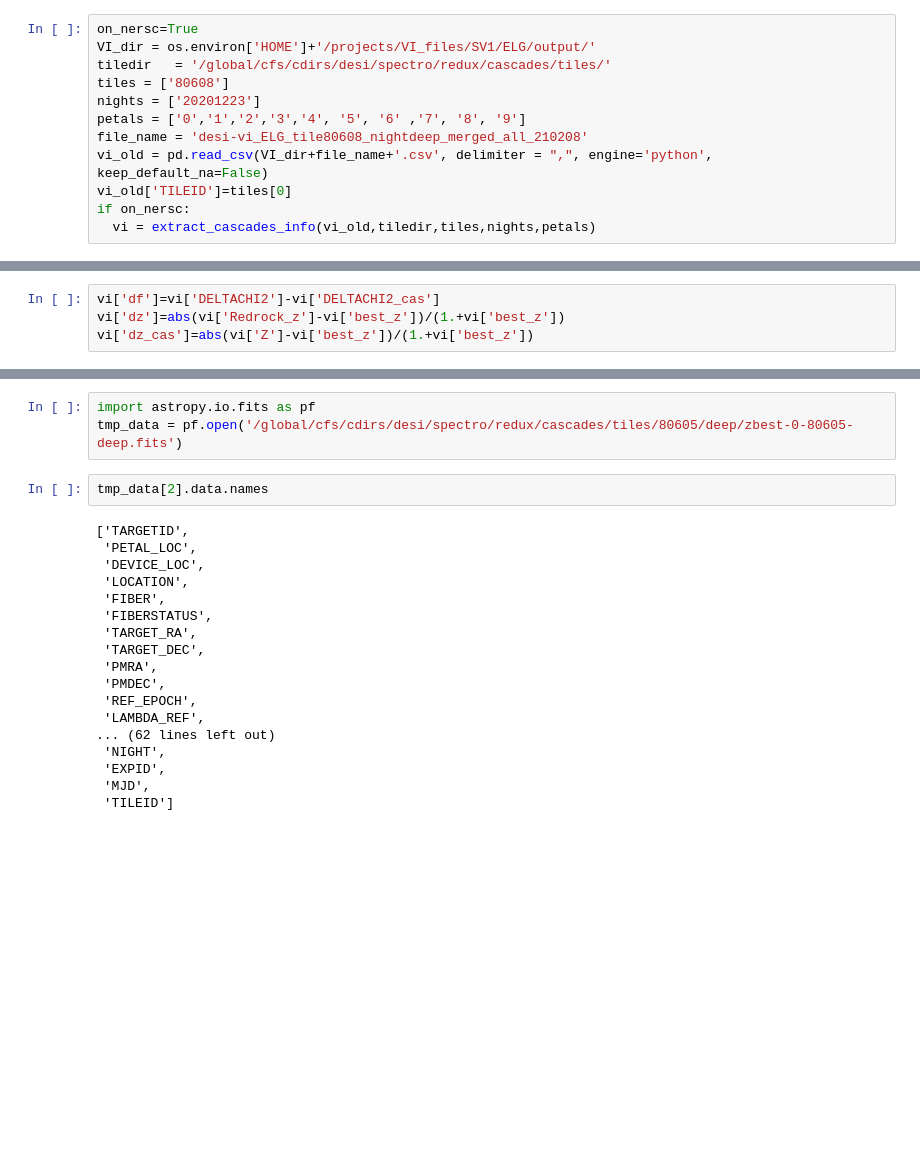
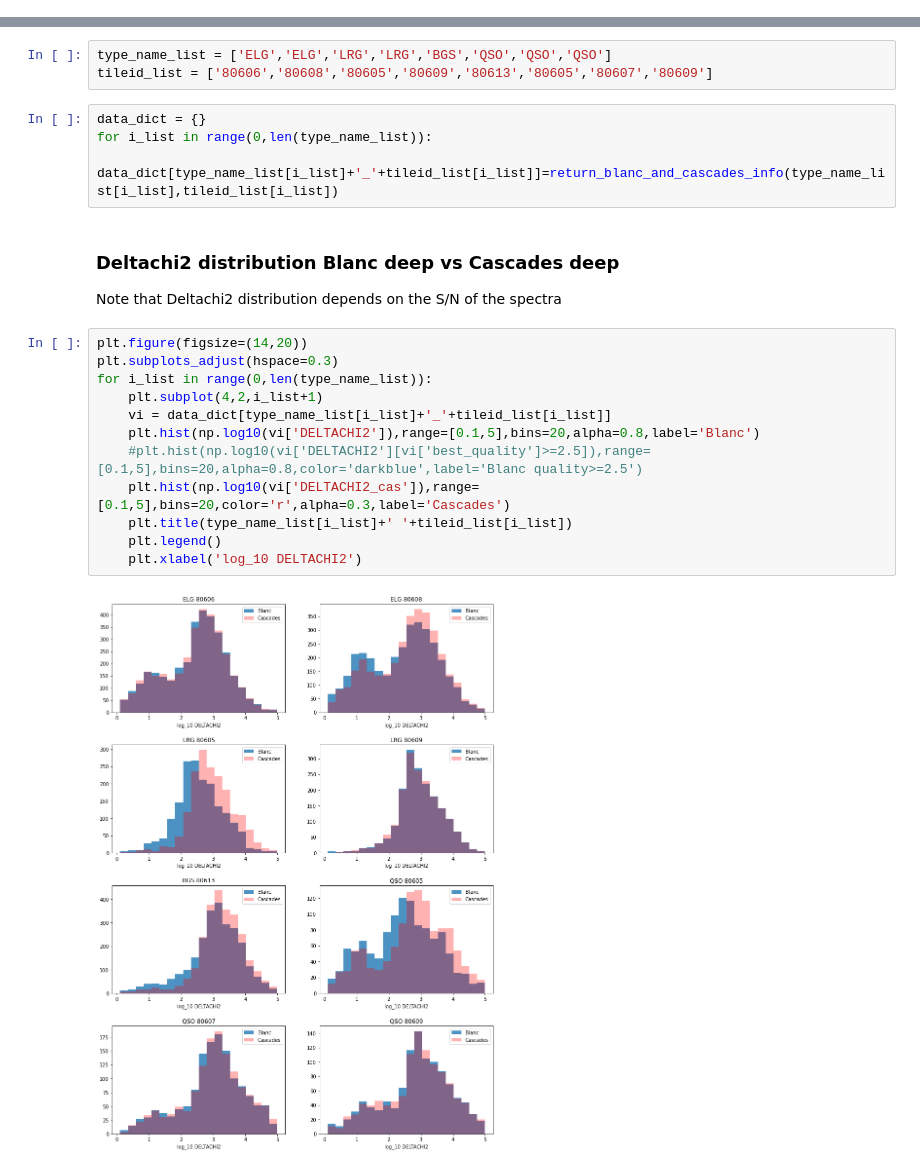
Before and after one commit to astro-blue/DESI_VI, a Jupyter notebook: VI_merging_Blanc/VI_Blanc_vs_Cascades.ipynb, the cells around one changed output, grey strips where cells are left out. Cells and saved outputs as stored; diff of their text form; blank space fills up the shorter version.

Commit message:
Simple Blanc and Cascades comparison deep

```diff
--- a/VI_merging_Blanc/VI_Blanc_vs_Cascades.ipynb
+++ b/VI_merging_Blanc/VI_Blanc_vs_Cascades.ipynb
@@ -35,12 +56,0 @@ import pandas as pd
-# %%
-on_nersc=True
-VI_dir = os.environ['HOME']+'/projects/VI_files/SV1/ELG/output/'
-tiledir   = '/global/cfs/cdirs/desi/spectro/redux/cascades/tiles/'
-tiles = ['80608']
-nights = ['20201223']
-petals = ['0','1','2','3','4', '5', '6' ,'7', '8', '9']
-file_name = 'desi-vi_ELG_tile80608_nightdeep_merged_all_210208'
-vi_old = pd.read_csv(VI_dir+file_name+'.csv', delimiter = ",", engine='python', keep_default_na=False)
-vi_old['TILEID']=tiles[0]
-if on_nersc:
-  vi = extract_cascades_info(vi_old,tiledir,tiles,nights,petals)
@@ -67,4 +56,0 @@ plt.ylim(0,100000)
-# %%
-vi['df']=vi['DELTACHI2']-vi['DELTACHI2_cas']
-vi['dz']=abs(vi['Redrock_z']-vi['best_z'])/(1.+vi['best_z'])
-vi['dz_cas']=abs(vi['Z']-vi['best_z'])/(1.+vi['best_z'])
@@ -99,23 +57,25 @@ vi.loc[(vi['best_quality']>=2.5) & (vi['dz_cas']<0.0033) & (vi['dz']>0.0033)]
-# %%
-import astropy.io.fits as pf
-tmp_data = pf.open('/global/cfs/cdirs/desi/spectro/redux/cascades/tiles/80605/deep/zbest-0-80605-deep.fits')
-# %%
-tmp_data[2].data.names
-# %% [output]
-['TARGETID',
- 'PETAL_LOC',
- 'DEVICE_LOC',
- 'LOCATION',
- 'FIBER',
- 'FIBERSTATUS',
- 'TARGET_RA',
- 'TARGET_DEC',
- 'PMRA',
- 'PMDEC',
- 'REF_EPOCH',
- 'LAMBDA_REF',
-... (62 lines left out)
- 'NIGHT',
- 'EXPID',
- 'MJD',
- 'TILEID']
+# %%
+type_name_list = ['ELG','ELG','LRG','LRG','BGS','QSO','QSO','QSO']
+tileid_list = ['80606','80608','80605','80609','80613','80605','80607','80609']
+# %%
+data_dict = {}
+for i_list in range(0,len(type_name_list)):
+    data_dict[type_name_list[i_list]+'_'+tileid_list[i_list]]=return_blanc_and_cascades_info(type_name_list[i_list],tileid_list[i_list])
+# %% [markdown]
+### Deltachi2 distribution Blanc deep vs Cascades deep
+
+Note that Deltachi2 distribution depends on the S/N of the spectra
+# %%
+plt.figure(figsize=(14,20))
+plt.subplots_adjust(hspace=0.3)
+for i_list in range(0,len(type_name_list)):
+    plt.subplot(4,2,i_list+1)
+    vi = data_dict[type_name_list[i_list]+'_'+tileid_list[i_list]]
+    plt.hist(np.log10(vi['DELTACHI2']),range=[0.1,5],bins=20,alpha=0.8,label='Blanc')
+    #plt.hist(np.log10(vi['DELTACHI2'][vi['best_quality']>=2.5]),range=[0.1,5],bins=20,alpha=0.8,color='darkblue',label='Blanc quality>=2.5')
+    plt.hist(np.log10(vi['DELTACHI2_cas']),range=[0.1,5],bins=20,color='r',alpha=0.3,label='Cascades')
+    plt.title(type_name_list[i_list]+' '+tileid_list[i_list])
+    plt.legend()
+    plt.xlabel('log_10 DELTACHI2')
+# %% [output]
+[figure, added]
```
Also changed, not shown: parts of 12 cells of this notebook.
